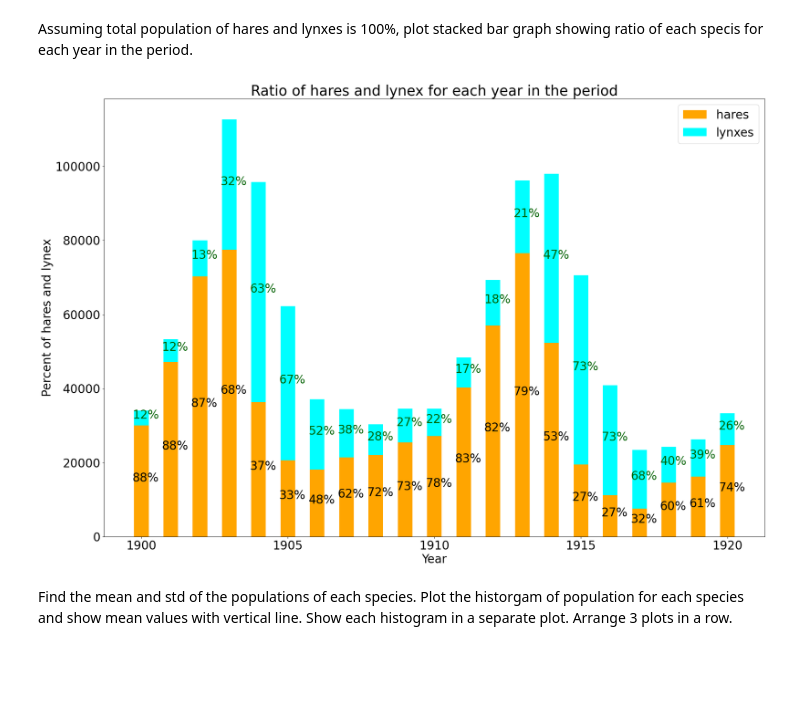
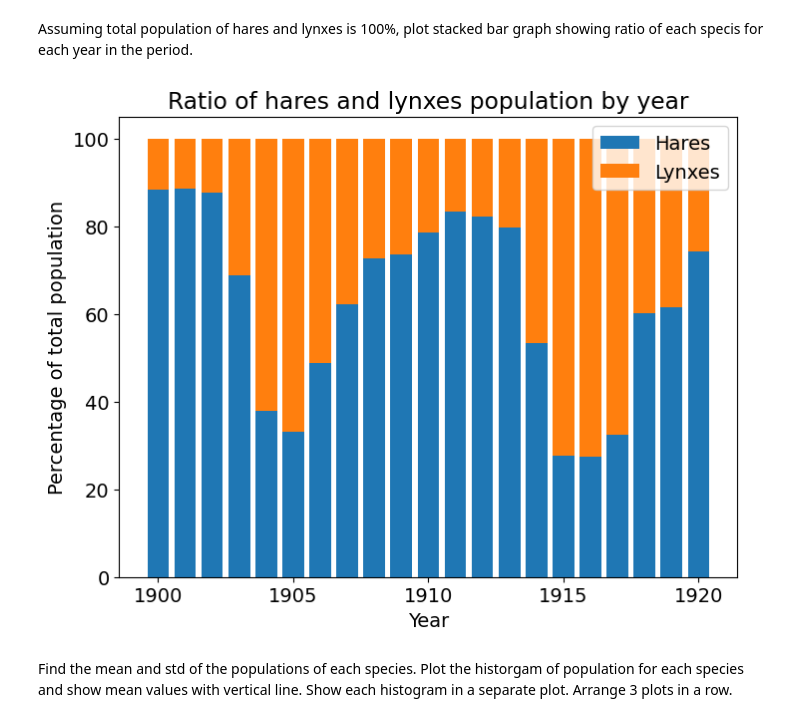
Before and after one commit to RokMonkey/Homework, a Jupyter notebook: Hometask3.ipynb, the cells around one changed output. Saved outputs shown, nothing was run; the diff lists cells and outputs as text; code cells hidden in the pictures; blank space fills up the shorter version.

```diff
--- a/Hometask3.ipynb
+++ b/Hometask3.ipynb
@@ -71,24 +72,23 @@ plt.show()
 # %% [markdown]
 Assuming total population of hares and lynxes is 100%, plot stacked bar graph showing ratio of each specis for each year in the period.
-# %%
-import math as math
-plt.figure(figsize = (24, 16))
-plt.rcParams['font.size'] = '24'
-plt.xlabel('Year', fontsize = 24)
-plt.ylabel('Percent of hares and lynex', rotation = 90, fontsize = 24)
-l=len(x[0])
-
-stack_dict = {x[0][i] : [math.floor((x[1][i]/(x[1][i] + x[2][i])) * 100)/100, (math.ceil(x[2][i]/(x[1][i] + x[2][i])*100))/100] for i in range(l)}
-
-for i in range(l):
-    plt.title('Ratio of hares and lynex for each year in the period')
-    plt.bar(x[0], x[1], color = 'orange', width = 0.5)
-    plt.text(x[0][i]-0.3, x[1][i]/2 - 100, f'{int(stack_dict[x[0][i]][0]*100)}%',color = 'black')
-    plt.bar(x[0], x[2], bottom = x[1], color = 'aqua', width = 0.5)
-    plt.text(x[0][i]-0.3, x[1][i] + x[2][i]/2 - 100, f'{int(stack_dict[x[0][i]][1]*100)}%', color = 'darkgreen')
-plt.legend(['hares', 'lynxes'])
-plt.show()
-# %% [output]
-[figure, removed]
+# %%
+population = np.array(x[1]) + np.array(x[2])
+
+# Вычисление соотношения каждого вида животных к общей численности
+hare = np.array(x[1]) / population * 100
+lynx = np.array(x[2]) / population * 100
+
+fig, ax = plt.subplots(figsize = (8, 6))
+bar1 = ax.bar(x[0], hare, label='Hares')
+bar2 = ax.bar(x[0], lynx, bottom=hare, label='Lynxes')
+
+
+ax.set_xlabel('Year')
+ax.set_ylabel('Percentage of total population')
+ax.set_title('Ratio of hares and lynxes population by year')
+ax.legend()
+plt.show()
+# %% [output]
+[figure, added]
 # %% [markdown]
 Find the mean and std of the populations of each species. Plot the historgam of population for each species and show mean values with vertical line. Show each histogram in a separate plot. Arrange 3 plots in a row.
```
Also changed, not shown: parts of 14 cells of this notebook.
